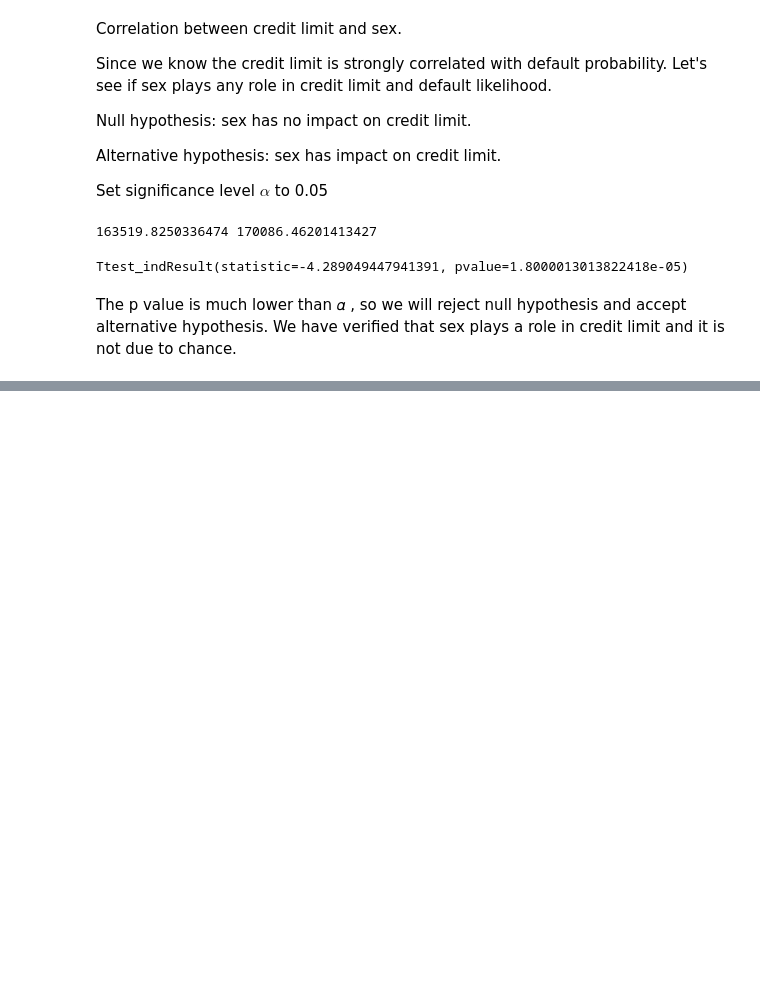
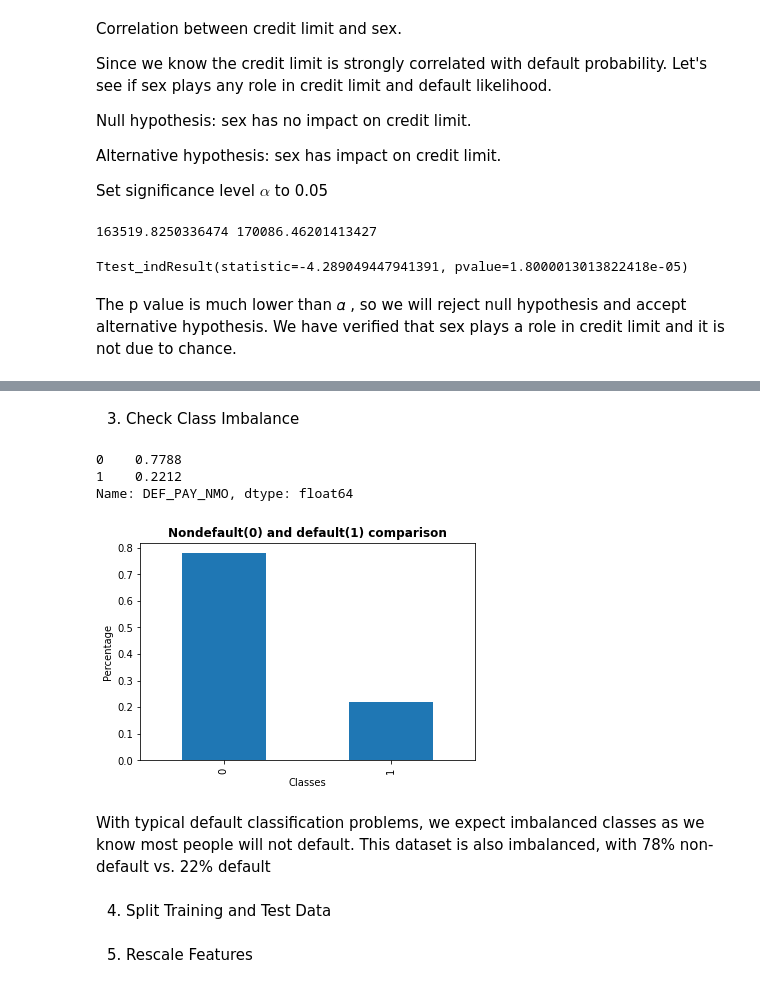
Before and after one commit to choudhurysibani120/credit-card-default-prediction, a Jupyter notebook: Copy_of_Credit_Card_Default_Prediction_Capstone_Project.ipynb, the cells around one changed output, grey strips where cells are left out. Saved outputs shown, nothing was run; the diff lists cells and outputs as text; code cells hidden in the pictures; blank space fills up the shorter version.

```diff
--- a/Copy_of_Credit_Card_Default_Prediction_Capstone_Project.ipynb
+++ b/Copy_of_Credit_Card_Default_Prediction_Capstone_Project.ipynb
@@ -876,0 +901,2 @@ The p value is much lower than 𝛼 , so we will reject null hypothesis and acce
+# %%
+data = pd.read_csv('/content/copy of default of credit card clients.csv')
@@ -876,0 +912,8 @@ The p value is much lower than 𝛼 , so we will reject null hypothesis and acce
+# %%
+# Bin ‘AGE’ data to 6 groups
+bins= [21,30,40,50,60,70,80]
+labels = list(range(6))
+data['AGE'] = pd.cut(data['AGE'],bins=bins, labels=labels,right=False)
+
+# Covert categorical column into integer by extracting the code of the categories
+data.AGE = data.AGE.cat.codes
@@ -876,0 +956,23 @@ The p value is much lower than 𝛼 , so we will reject null hypothesis and acce
+# %% [markdown]
+3. Check Class Imbalance
+# %%
+# Check target classes balancec
+cla_bal = data['DEF_PAY_NMO'].value_counts(normalize=True)
+print(cla_bal)
+
+# Plot the classes
+cla_bal.plot(kind = 'bar')
+plt.title('Nondefault(0) and default(1) comparison',fontweight = "bold")
+plt.xlabel('Classes')
+plt.ylabel('Percentage')
+plt.show()
+# %% [output]
+0    0.7788
+1    0.2212
+Name: DEF_PAY_NMO, dtype: float64
+[figure, added]
+# %% [markdown]
+With typical default classification problems, we expect imbalanced classes as we know most people will not default. This dataset is also imbalanced, with 78% non-default vs. 22% default
+# %% [markdown]
+
+4. Split Training and Test Data
@@ -876,0 +993,2 @@ The p value is much lower than 𝛼 , so we will reject null hypothesis and acce
+# %% [markdown]
+5. Rescale Features
```
Also changed, not shown: parts of 55 cells of this notebook.
